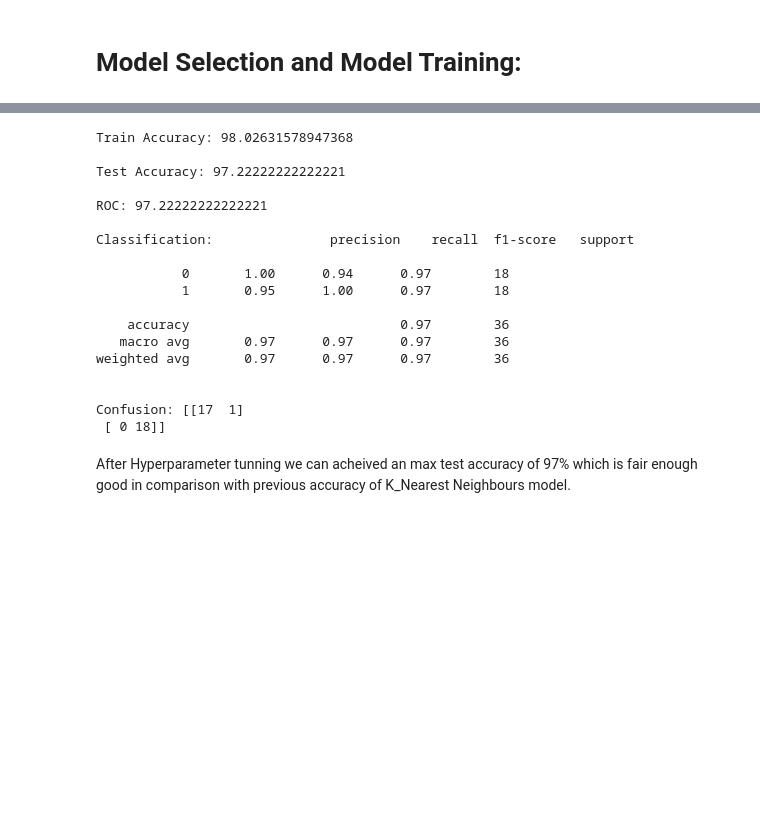
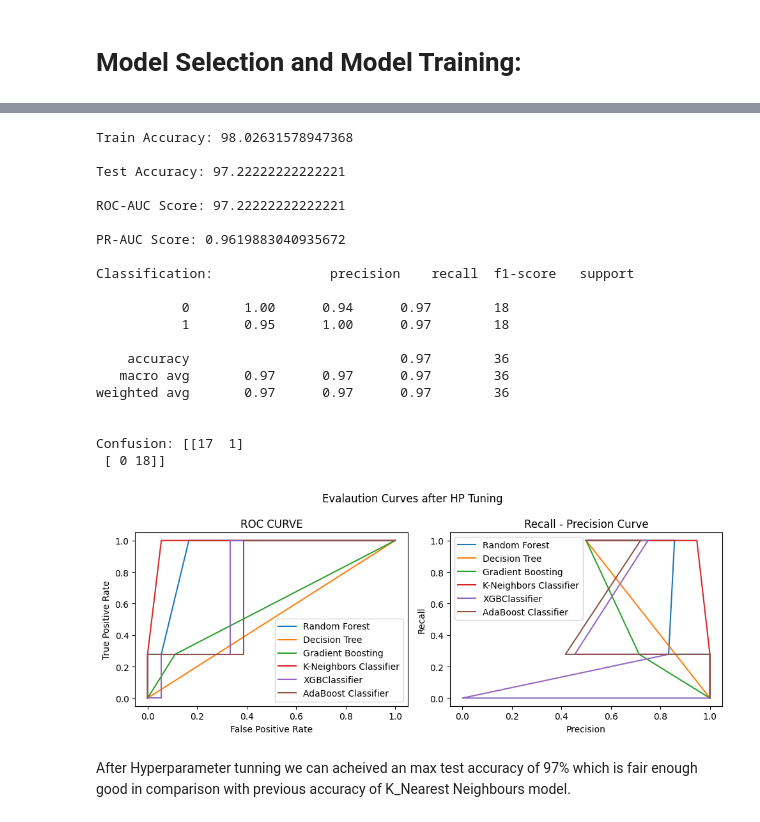
Before and after one commit to navp7/WaferFaultDetection-New, a Jupyter notebook: notebooks/model_training.ipynb, the cells around one changed output, grey strips where cells are left out. Cells and saved outputs as stored; diff of their text form; code cells hidden in the pictures; blank space fills up the shorter version.

```diff
--- a/notebooks/model_training.ipynb
+++ b/notebooks/model_training.ipynb
@@ -285,3 +349,3 @@ def hyp_training(models,params):
 # %%
-hyp_result = hyp_training(models,params)
+result_df,roc_auc_curve1,p_r_curve1 = hyp_training(models,params)
 # %% [output]
@@ -314,13 +379,15 @@ hyp_result
 # %%
 # Display results for Best Model:
-for index, row in hyp_result.iterrows():
+for index, row in result_df.iterrows():
     print(f"{index}: {row['K-Neighbors Classifier']}\n")
 # %% [output]
 Train Accuracy: 98.02631578947368
 
 Test Accuracy: 97.22222222222221
 
-ROC: 97.22222222222221
+ROC-AUC Score: 97.22222222222221
+
+PR-AUC Score: 0.9619883040935672
 
 Classification:               precision    recall  f1-score   support
 
@@ -334,5 +401,38 @@ weighted avg       0.97      0.97      0.97        36
 
 Confusion: [[17  1]
  [ 0 18]]
+# %%
+# Evaluating Curves after Hyperparameter tuning:
+
+fig,ax = plt.subplots(1, 2, figsize=(10, 4))
+fig.suptitle('Evalaution Curves after HP Tuning')
+
+# Evaluating ROC Curve:
+
+for key,value in roc_auc_curve1.items():
+    ax[0].plot(value[0],value[1],label=key)
+
+
+ax[0].set_ylabel('True Positive Rate')
+ax[0].set_xlabel('False Positive Rate')
+ax[0].set_title('ROC CURVE')
+ax[0].legend()
+
+
+# Evaluating Precision Recall Curve:
+
+for key,value in p_r_curve1.items():
+    ax[1].plot(value[0],value[1],label=key)
+
+
+ax[1].set_ylabel('Recall')
+ax[1].set_xlabel('Precision')
+ax[1].set_title('Recall - Precision Curve')
+ax[1].legend()
+
+fig.tight_layout()
+plt.show()
+# %% [output]
+[figure, added]
 # %% [markdown]
 After Hyperparameter tunning we can acheived an max test accuracy of 97% which is fair enough good in comparison with previous accuracy of K_Nearest Neighbours model.
```
Also changed, not shown: parts of 11 cells of this notebook, 15 other files.
